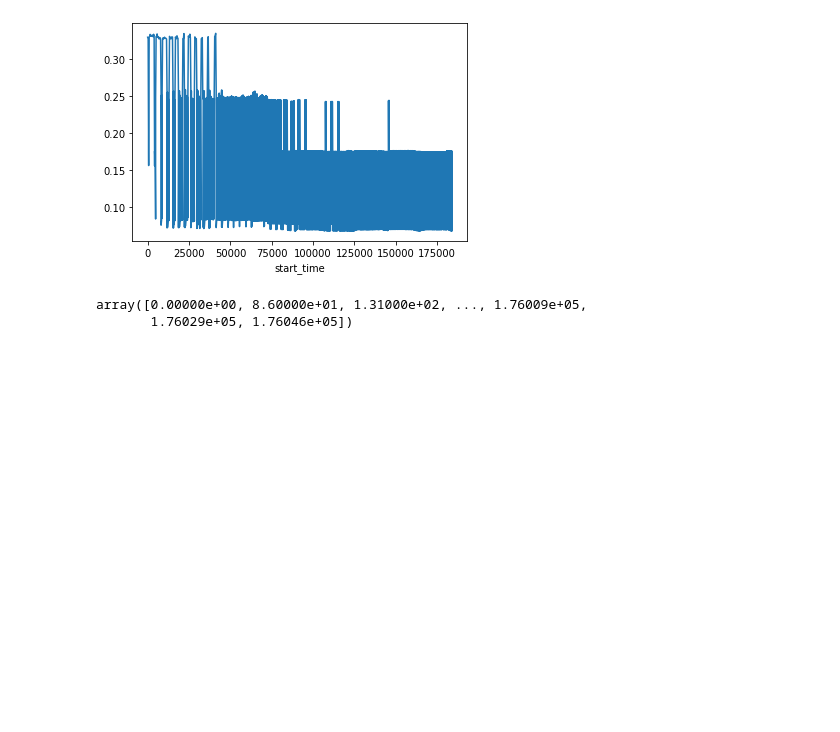
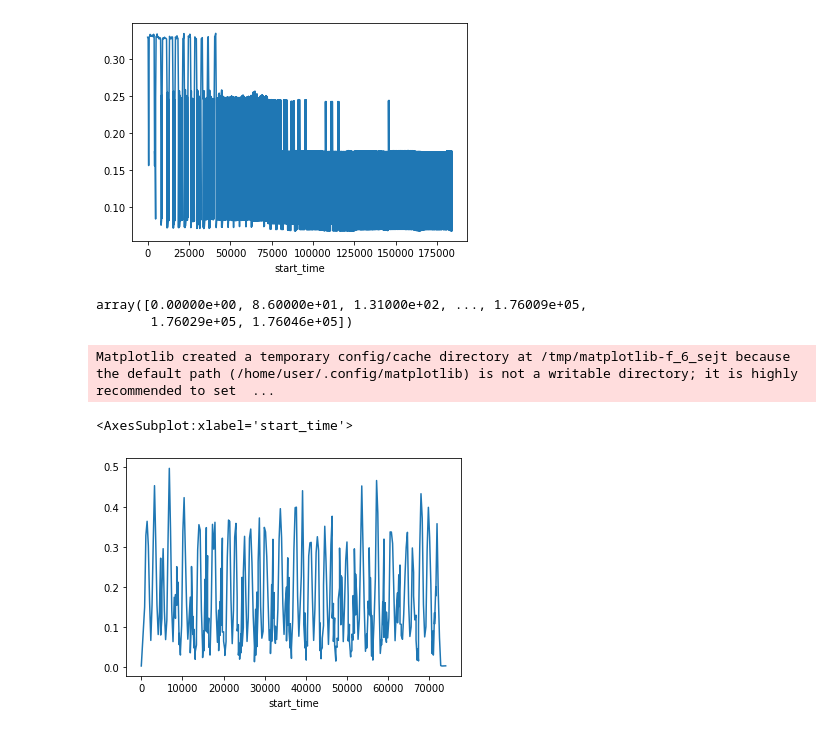
Before and after one commit to Nicola115/VMAgent, a Jupyter notebook: vmagent/change_monitor_data_into_alibaba_format.ipynb, the cells around one changed output. Saved outputs shown, nothing was run; the diff lists cells and outputs as text; code cells hidden in the pictures; blank space fills up the shorter version.

```diff
--- a/vmagent/change_monitor_data_into_alibaba_format.ipynb
+++ b/vmagent/change_monitor_data_into_alibaba_format.ipynb
@@ -172,3 +172,13 @@ usage_data['start_time'].unique()
 # %% [output]
 array([0.00000e+00, 8.60000e+01, 1.31000e+02, ..., 1.76009e+05,
        1.76029e+05, 1.76046e+05])
+# %%
+import pandas as pd
+init_data = pd.read_csv('/data/monitor_init_data.csv')
+usage_data = pd.read_csv('/data/monitor_usage_data.csv')
+monitor_data_df = usage_data
+monitor_data_df[monitor_data_df['node_id']==0].groupby('start_time').sum()['used_cpu'].plot()
+# %% [output]
+Matplotlib created a temporary config/cache directory at /tmp/matplotlib-f_6_sejt because the default path (/home/user/.config/matplotlib) is not a writable directory; it is highly recommended to set  ...
+<AxesSubplot:xlabel='start_time'>
+[figure, added]
```
Also changed, not shown: parts of 9 cells of this notebook, 14 other files.
